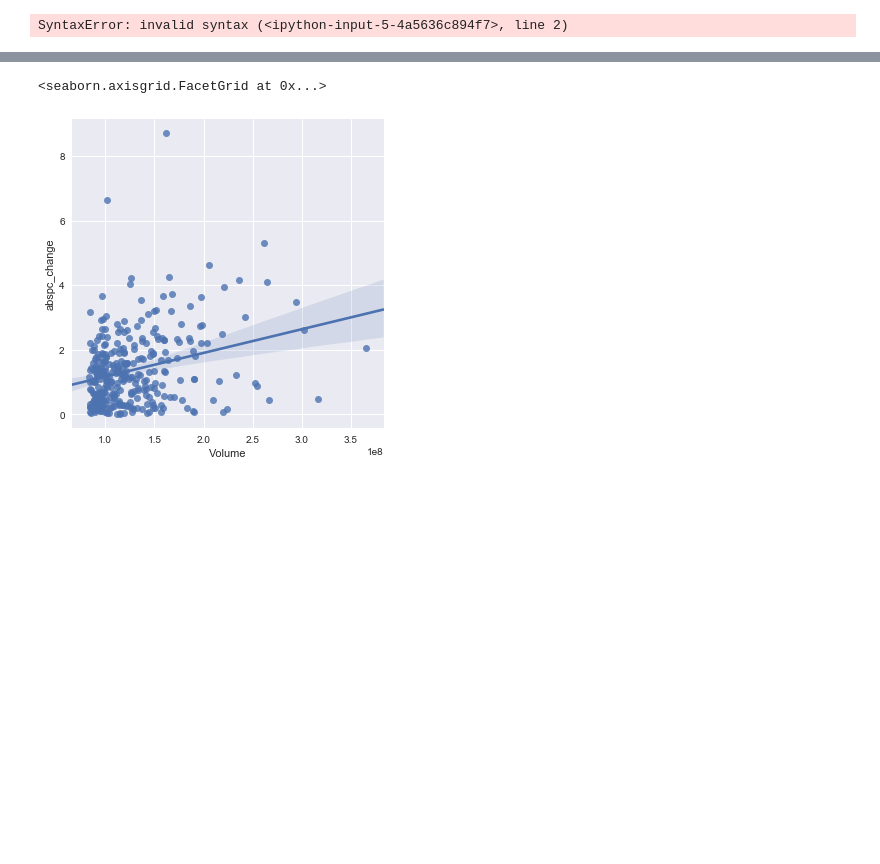
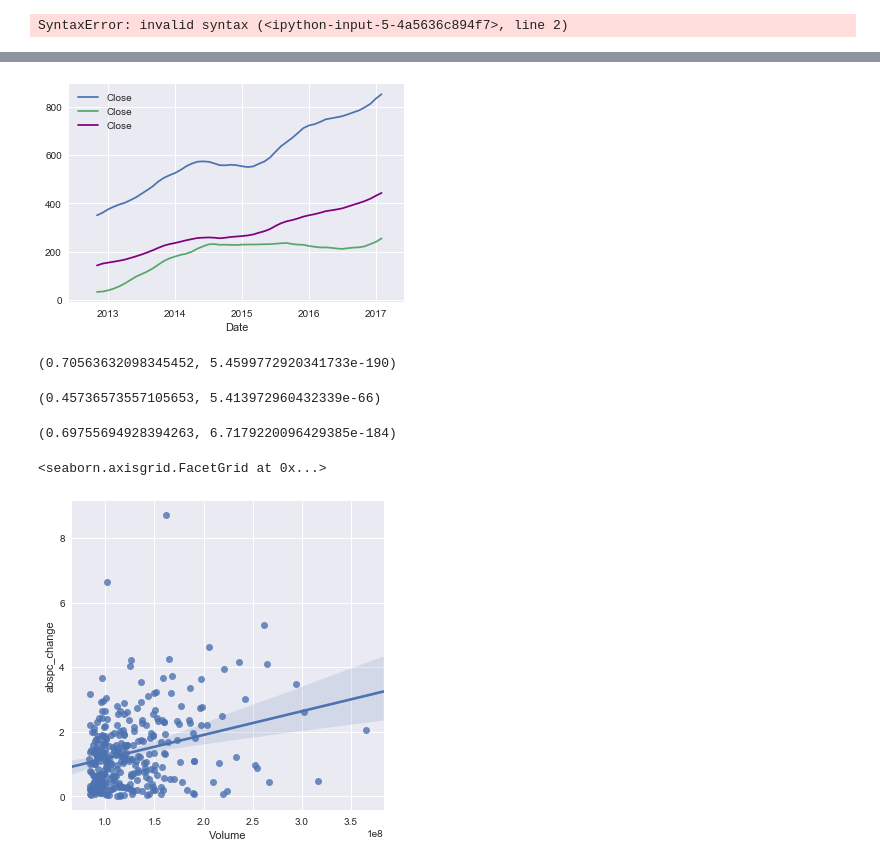
Before and after one commit to mzewalina/stock_analysis, a Jupyter notebook: tech_stocks.ipynb, the cells around one changed output, grey strips where cells are left out. Drawn from its saved outputs; the diff is of its cells as text; code cells hidden in the pictures; blank space fills up the shorter version.

```diff
--- a/tech_stocks.ipynb
+++ b/tech_stocks.ipynb
@@ -156,3 +169,23 @@ aaplhv.head()
+# %%
+ax=goog[['Close']].resample('M').mean().rolling(window=10, center=True).mean().plot()
+ax=tesla[['Close']].resample('M').mean().rolling(window=10, center=True).mean().plot(ax=ax)
+ax=techs[['Close']].resample('M').mean().rolling(window=10, center=True).mean().plot(ax=ax, color='purple')
+# %% [output]
+[figure, added]
+# %%
+####Looking at the day before
+
+a=goog['Volume'].diff(periods=1) ###can i easily append this onto data?
+b=goog['pc_change'].diff(periods=1)
+a[0]=0
+b[0]=0 # imputing no change for day 1
+stats.pearsonr(goog['pc_change'], b)
+# %% [output]
+(0.70563632098345452, 5.4599772920341733e-190)
+# %%
+stats.pearsonr(goog['Volume'], a)
+# %% [output]
+(0.45736573557105653, 5.413972960432339e-66)
 # %%
 
 #data['Year'].head
@@ -161,3 +203,7 @@ import seaborn as sb
+# %%
+stats.pearsonr(amzn['pc_change'], d)
+# %% [output]
+(0.69755694928394263, 6.7179220096429385e-184)
 # %%
 sb.lmplot(x="Volume", y="abspc_change", data=aaplhv)
 # %% [output]
```
Also changed, not shown: parts of 20 cells of this notebook, 1 other file.
